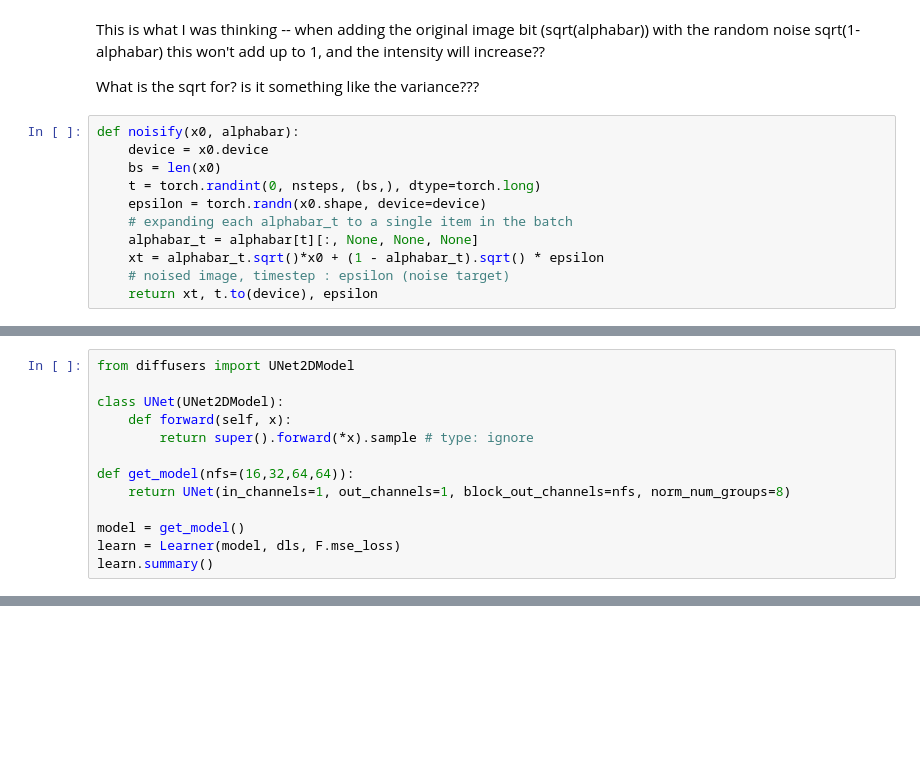
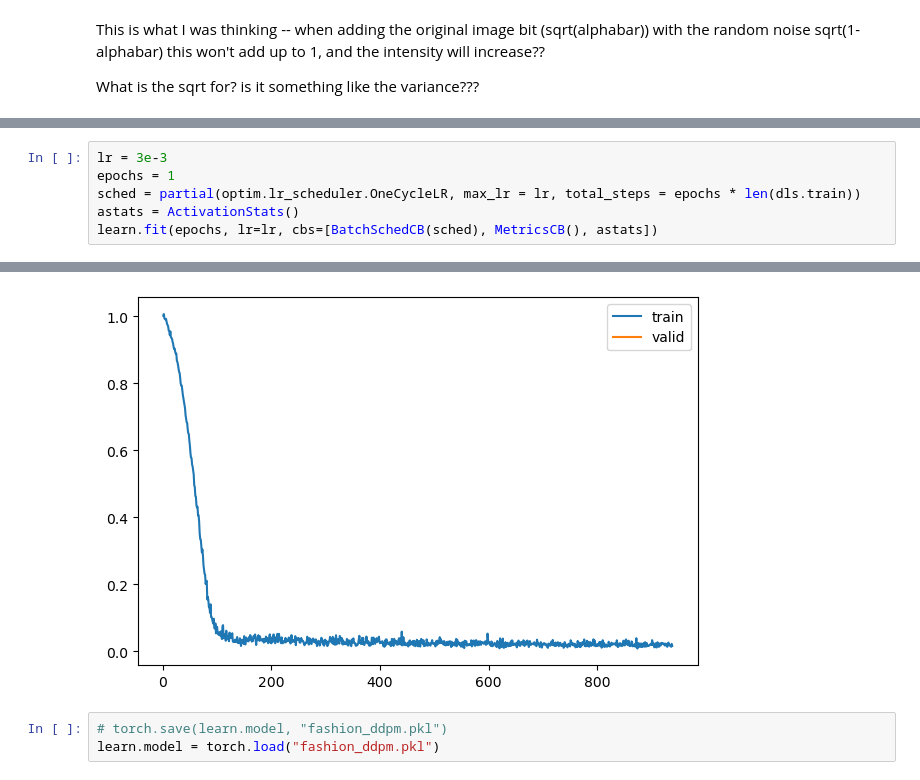
Before and after one commit to tom-pollak/tinyai, a Jupyter notebook: nbs/15_ddpm.ipynb, the cells around one changed output, grey strips where cells are left out. Cells and saved outputs as stored; diff of their text form; blank space fills up the shorter version.

```diff
--- a/nbs/15_ddpm.ipynb
+++ b/nbs/15_ddpm.ipynb
@@ -102,14 +102,3 @@ plt.show()
 This is what I was thinking -- when adding the original image bit (sqrt(alphabar)) with the random noise sqrt(1-alphabar) this won't add up to 1, and the intensity will increase??
 
 What is the sqrt for? is it something like the variance???
-# %%
-def noisify(x0, alphabar):
-    device = x0.device
-    bs = len(x0)
-    t = torch.randint(0, nsteps, (bs,), dtype=torch.long)
-    epsilon = torch.randn(x0.shape, device=device)
-    # expanding each alphabar_t to a single item in the batch
-    alphabar_t = alphabar[t][:, None, None, None]
-    xt = alphabar_t.sqrt()*x0 + (1 - alphabar_t).sqrt() * epsilon
-    # noised image, timestep : epsilon (noise target)
-    return xt, t.to(device), epsilon
@@ -136,13 +189,0 @@ show_images(xb[:16], titles=t[:16].tolist(), imsize=1.5)
-# %%
-from diffusers import UNet2DModel
-
-class UNet(UNet2DModel):
-    def forward(self, x):
-        return super().forward(*x).sample # type: ignore
-
-def get_model(nfs=(16,32,64,64)):
-    return UNet(in_channels=1, out_channels=1, block_out_channels=nfs, norm_num_groups=8)
-
-model = get_model()
-learn = Learner(model, dls, F.mse_loss)
-learn.summary()
@@ -180,0 +235,7 @@ nn.Sequential(nn.Linear(10,10), nn.ReLU(), nn.Linear(10, 1)).children()
+# %%
+lr = 3e-3
+epochs = 1
+sched = partial(optim.lr_scheduler.OneCycleLR, max_lr = lr, total_steps = epochs * len(dls.train))
+astats = ActivationStats()
+learn.fit(epochs, lr=lr, cbs=[BatchSchedCB(sched), MetricsCB(), astats])
+# %% [output]
@@ -180,0 +243,4 @@ nn.Sequential(nn.Linear(10,10), nn.ReLU(), nn.Linear(10, 1)).children()
+[figure, added]
+# %%
+# torch.save(learn.model, "fashion_ddpm.pkl")
+learn.model = torch.load("fashion_ddpm.pkl")
```
Also changed, not shown: parts of 18 cells of this notebook, 6 other files.
